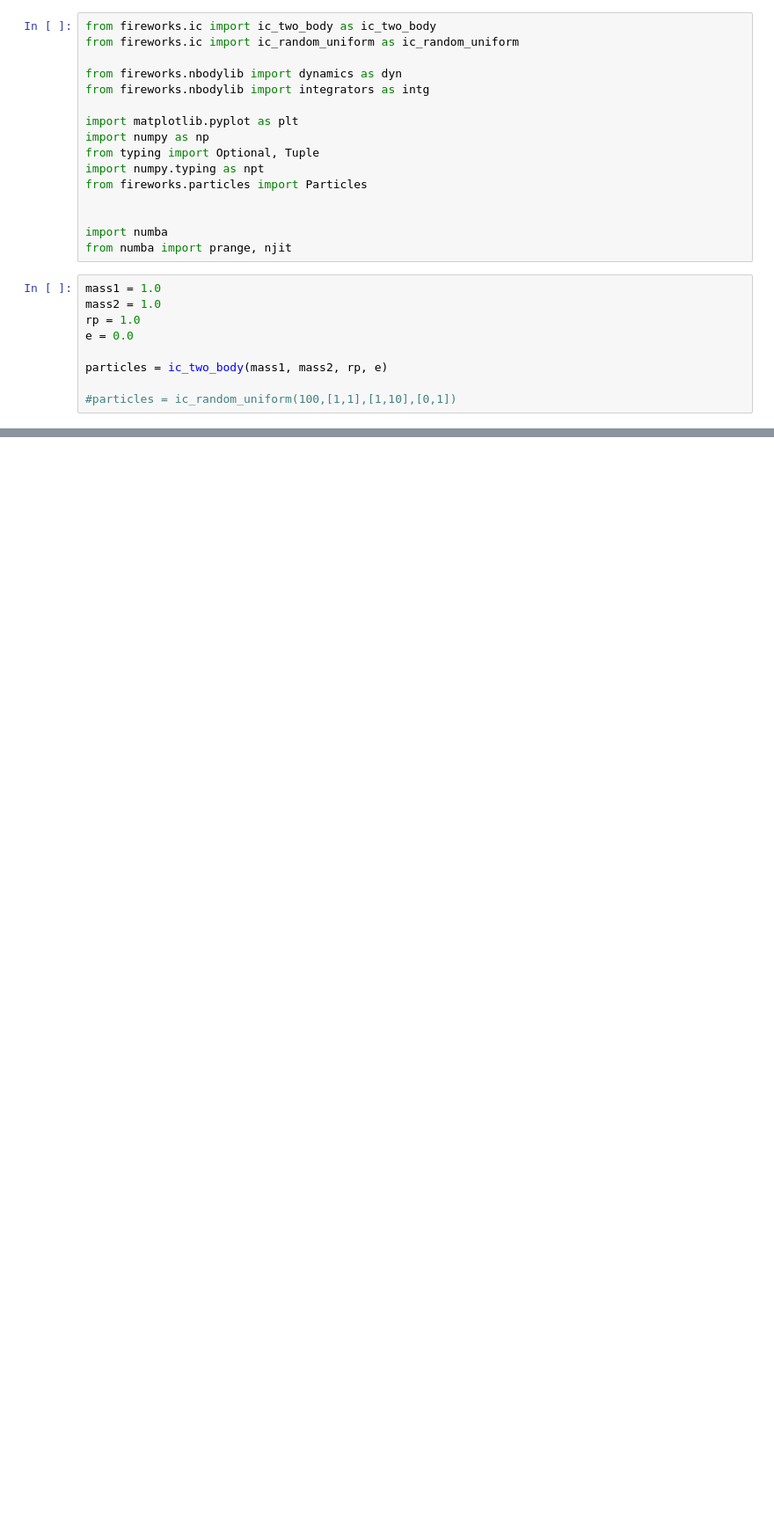
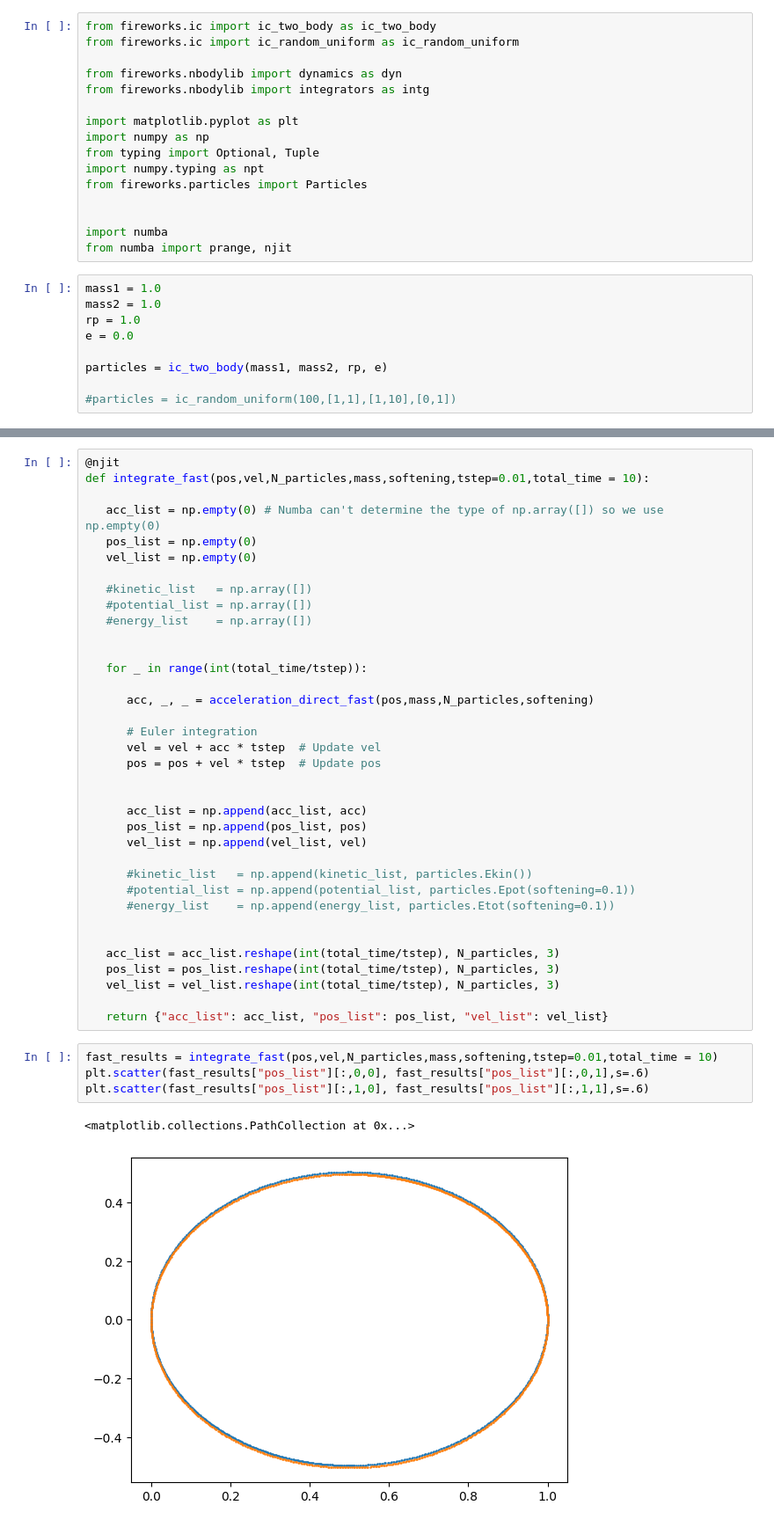
Before and after one commit to Berto70/pod_compastro23, a Jupyter notebook: project/numba/numba_test.ipynb, the cells around one changed output, grey strips where cells are left out. Shown at 88% size. Drawn from its saved outputs; the diff is of its cells as text; blank space fills up the shorter version.

Commit message:
create notebook with all numba

```diff
--- a/project/numba/numba_test.ipynb
+++ b/project/numba/numba_test.ipynb
@@ -283,0 +195,43 @@ acceleration_direct(particles, softening,  "Dehnen")
+# %%
+@njit
+def integrate_fast(pos,vel,N_particles,mass,softening,tstep=0.01,total_time = 10):
+
+   acc_list = np.empty(0) # Numba can't determine the type of np.array([]) so we use np.empty(0)
+   pos_list = np.empty(0)
+   vel_list = np.empty(0)
+
+   #kinetic_list   = np.array([])
+   #potential_list = np.array([])
+   #energy_list    = np.array([])
+
+
+   for _ in range(int(total_time/tstep)):
+
+      acc, _, _ = acceleration_direct_fast(pos,mass,N_particles,softening)
+
+      # Euler integration
+      vel = vel + acc * tstep  # Update vel
+      pos = pos + vel * tstep  # Update pos
+
+
+      acc_list = np.append(acc_list, acc)
+      pos_list = np.append(pos_list, pos)
+      vel_list = np.append(vel_list, vel)
+
+      #kinetic_list   = np.append(kinetic_list, particles.Ekin())
+      #potential_list = np.append(potential_list, particles.Epot(softening=0.1))
+      #energy_list    = np.append(energy_list, particles.Etot(softening=0.1))
+
+
+   acc_list = acc_list.reshape(int(total_time/tstep), N_particles, 3)
+   pos_list = pos_list.reshape(int(total_time/tstep), N_particles, 3)
+   vel_list = vel_list.reshape(int(total_time/tstep), N_particles, 3)
+
+   return {"acc_list": acc_list, "pos_list": pos_list, "vel_list": vel_list}
+# %%
+fast_results = integrate_fast(pos,vel,N_particles,mass,softening,tstep=0.01,total_time = 10)
+plt.scatter(fast_results["pos_list"][:,0,0], fast_results["pos_list"][:,0,1],s=.6)
+plt.scatter(fast_results["pos_list"][:,1,0], fast_results["pos_list"][:,1,1],s=.6)
+# %% [output]
+<matplotlib.collections.PathCollection at 0x...>
+[figure, added]
```
Also changed, not shown: parts of 61 cells of this notebook.
